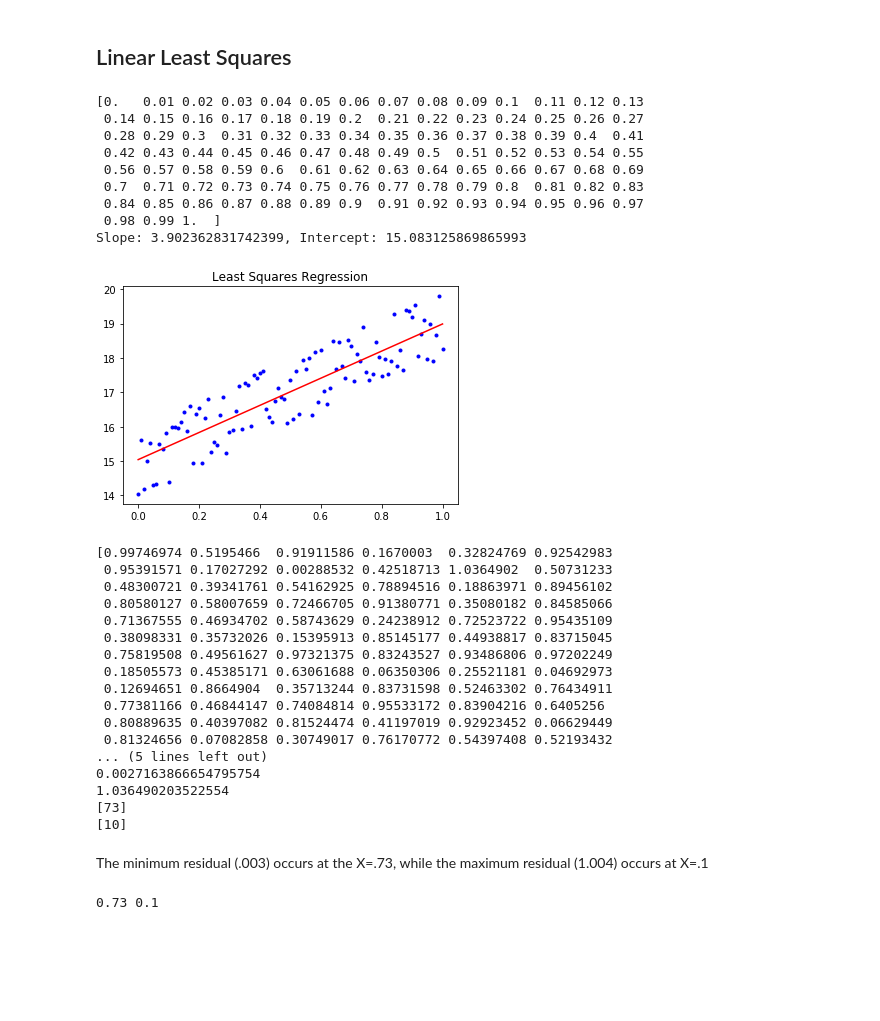
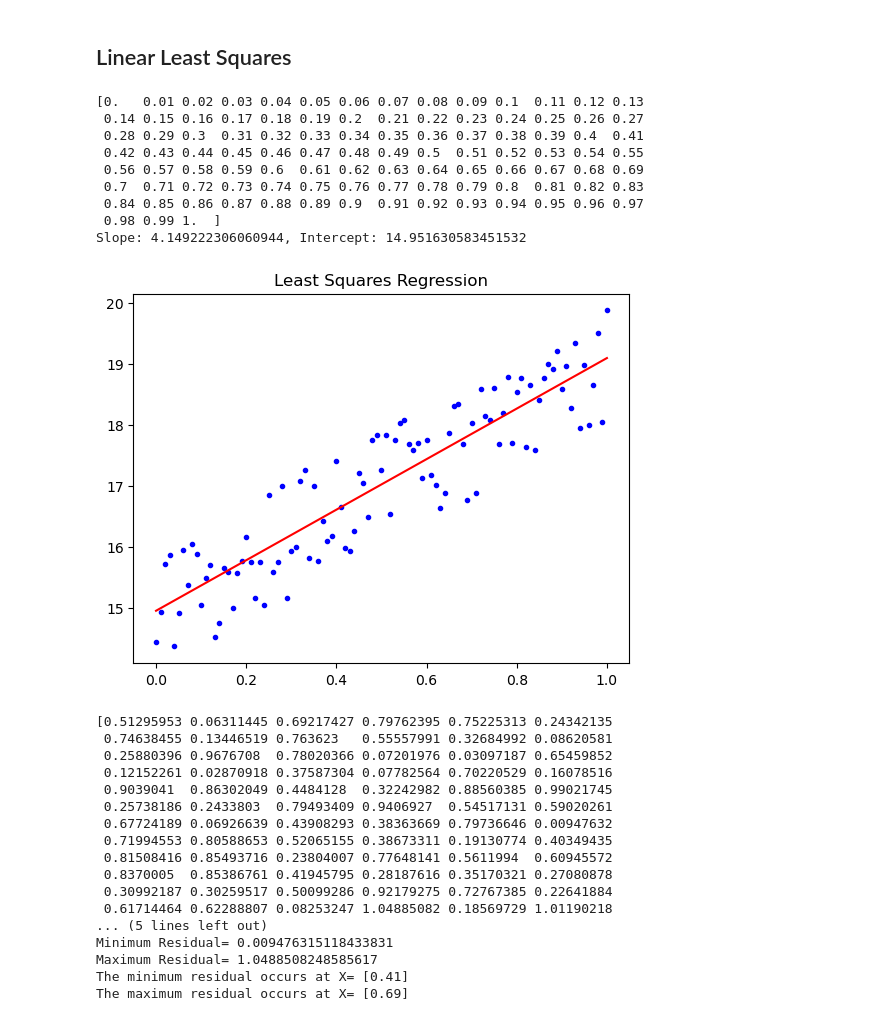
Before and after one commit to bdprince109/coe311k, a Jupyter notebook: Class/bdp2294-CH9.ipynb, the cells around one changed output. Saved outputs shown, nothing was run; the diff lists cells and outputs as text; code cells hidden in the pictures; blank space fills up the shorter version.

```diff
--- a/Class/bdp2294-CH9.ipynb
+++ b/Class/bdp2294-CH9.ipynb
@@ -71,7 +71,7 @@ A = np.vstack([X, np.ones(len(X))]).T
 m, c = np.linalg.lstsq(A, Y, rcond=None)[0]
 print(f"Slope: {m}, Intercept: {c}")
 t=np.linspace(0,1,101)
-y= 3.9469435487198554*t+15.042585767456602
+y= m*t+c
 # %% [output]
 [0.   0.01 0.02 0.03 0.04 0.05 0.06 0.07 0.08 0.09 0.1  0.11 0.12 0.13
  0.14 0.15 0.16 0.17 0.18 0.19 0.2  0.21 0.22 0.23 0.24 0.25 0.26 0.27
@@ -81,42 +81,38 @@ y= 3.9469435487198554*t+15.042585767456602
  0.7  0.71 0.72 0.73 0.74 0.75 0.76 0.77 0.78 0.79 0.8  0.81 0.82 0.83
  0.84 0.85 0.86 0.87 0.88 0.89 0.9  0.91 0.92 0.93 0.94 0.95 0.96 0.97
  0.98 0.99 1.  ]
-Slope: 3.902362831742399, Intercept: 15.083125869865993
+Slope: 4.149222306060944, Intercept: 14.951630583451532
 # %%
 plt.figure()
 plt.title("Least Squares Regression")
 plt.plot(X,Y, 'b.')
 plt.plot(t,y,'r')
 plt.show()
 r=np.abs(Y-y)
 rindex=np.arange(0,r.size,1)
+r=np.abs(Y-y)
+rindex=np.arange(0,r.size,1)
 print(r)
-print(min(r))
-print(max(r))
-print(rindex[r-.0001<min(r)])
-print(rindex[r+.0001>max(r)])
+print("Minimum Residual=", min(r))
+print("Maximum Residual=",max(r))
+print("The minimum residual occurs at X=", X[rindex[r-.0001<min(r)]])
+print("The maximum residual occurs at X=", X[rindex[r+.0001>max(r)]])
 # %% [output]
-[figure, old version]
+[figure, new version]
-[0.99746974 0.5195466  0.91911586 0.1670003  0.32824769 0.92542983
- 0.95391571 0.17027292 0.00288532 0.42518713 1.0364902  0.50731233
- 0.48300721 0.39341761 0.54162925 0.78894516 0.18863971 0.89456102
- 0.80580127 0.58007659 0.72466705 0.91380771 0.35080182 0.84585066
- 0.71367555 0.46934702 0.58743629 0.24238912 0.72523722 0.95435109
- 0.38098331 0.35732026 0.15395913 0.85145177 0.44938817 0.83715045
- 0.75819508 0.49561627 0.97321375 0.83243527 0.93486806 0.97202249
- 0.18505573 0.45385171 0.63061688 0.06350306 0.25521181 0.04692973
- 0.12694651 0.8664904  0.35713244 0.83731598 0.52463302 0.76434911
- 0.77381166 0.46844147 0.74084814 0.95533172 0.83904216 0.6405256
- 0.80889635 0.40397082 0.81524474 0.41197019 0.92923452 0.06629449
- 0.81324656 0.07082858 0.30749017 0.76170772 0.54397408 0.52193432
+[0.51295953 0.06311445 0.69217427 0.79762395 0.75225313 0.24342135
+ 0.74638455 0.13446519 0.763623   0.55557991 0.32684992 0.08620581
+ 0.25880396 0.9676708  0.78020366 0.07201976 0.03097187 0.65459852
+ 0.12152261 0.02870918 0.37587304 0.07782564 0.70220529 0.16078516
+ 0.9039041  0.86302049 0.4484128  0.32242982 0.88560385 0.99021745
+ 0.25738186 0.2433803  0.79493409 0.9406927  0.54517131 0.59020261
+ 0.67724189 0.06926639 0.43908293 0.38363669 0.79736646 0.00947632
+ 0.71994553 0.80588653 0.52065155 0.38673311 0.19130774 0.40349435
+ 0.81508416 0.85493716 0.23804007 0.77648141 0.5611994  0.60945572
+ 0.8370005  0.85386761 0.41945795 0.28187616 0.35170321 0.27080878
+ 0.30992187 0.30259517 0.50099286 0.92179275 0.72767385 0.22641884
+ 0.61714464 0.62288807 0.08253247 1.04885082 0.18569729 1.01190218
 ... (5 lines left out)
-0.0027163866654795754
-1.036490203522554
-[73]
-[10]
+Minimum Residual= 0.009476315118433831
+Maximum Residual= 1.0488508248585617
+The minimum residual occurs at X= [0.41]
+The maximum residual occurs at X= [0.69]
-# %% [markdown]
-The minimum residual (.003) occurs at the X=.73, while the maximum residual (1.004) occurs at X=.1
-# %%
-print(X[73],X[10])
-# %% [output]
-0.73 0.1
```
Also changed, not shown: parts of 5 cells of this notebook.
